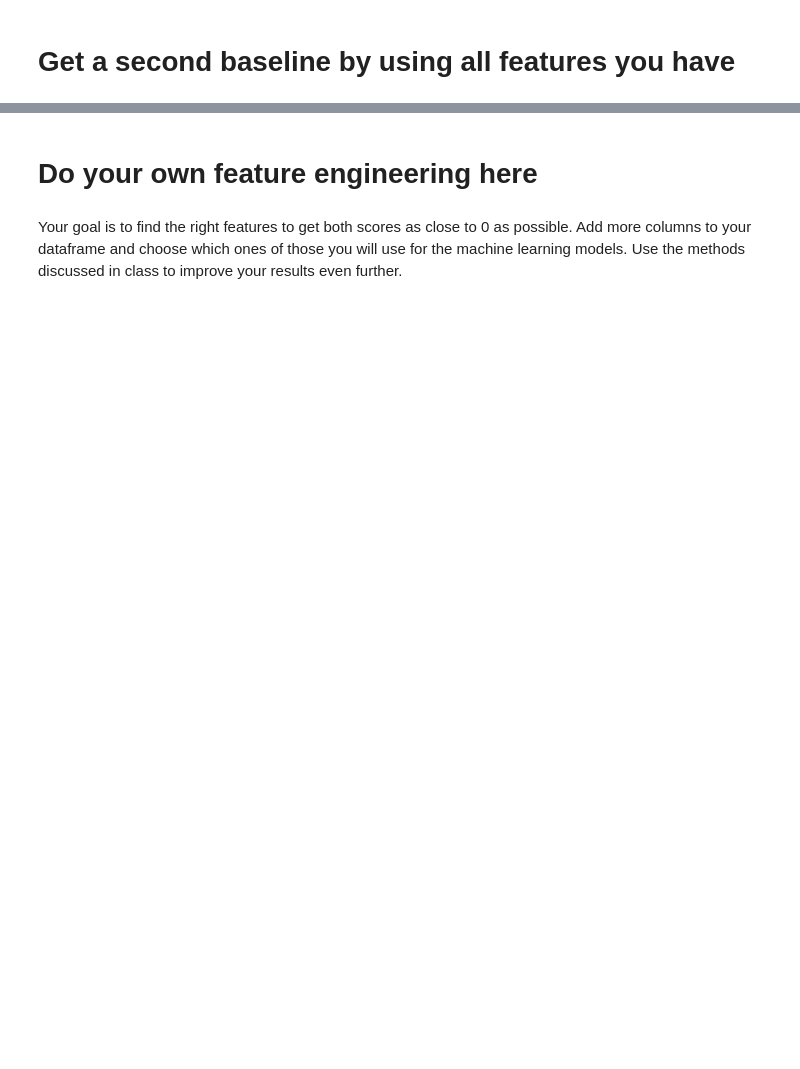
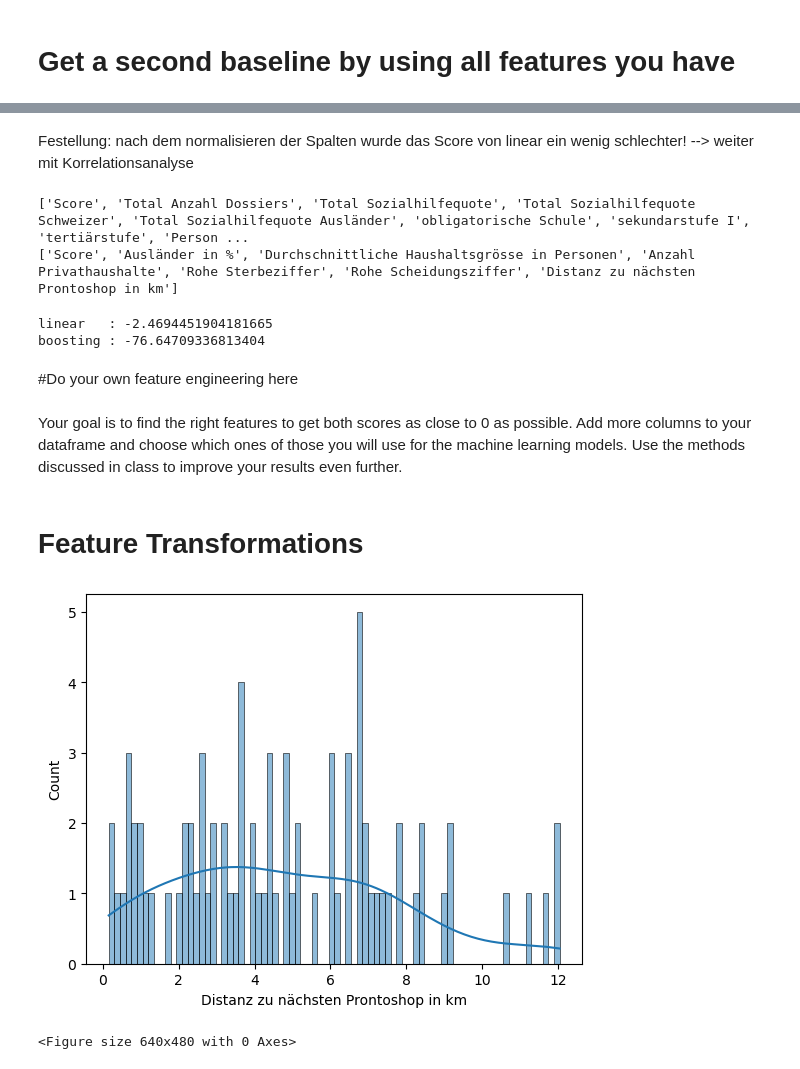
Before and after one commit to fabioryser/assignment_2_dawr, a Jupyter notebook: assignment2_template.ipynb, the cells around one changed output, grey strips where cells are left out. Saved outputs shown, nothing was run; the diff lists cells and outputs as text; code cells hidden in the pictures; blank space fills up the shorter version.

```diff
--- a/assignment2_template.ipynb
+++ b/assignment2_template.ipynb
@@ -138,0 +146,39 @@ boosting : -929.6503901359321
+# %%
+# this assumes we have a dataframe with a column named Score and all other columns are features.
+# You might have to change this code if your dataframe looks different.
+
+df2 = pd.read_csv('asn2.csv', index_col=0, header=0, sep=',', encoding='utf-8')
+# mach Gemeinde zu Index
+df2 = df2.set_index('Gemeindename')
+df2['Score'] = ranking['Score']
+
+df2 = df2.drop(columns=['Ortschaftsname'])
+df2 = df2.drop(columns=['Total Verunfallte Personen'])
+df2 = df2.drop(columns=['Total Anzahl Unfälle 2021'])
+df2 = df2.drop(columns=['Total Anzahl Personen Sozialhilfe'])
+# lies ans2_2.csv in ein dataframe ein und füge 'Leerwohnungsziffer' dem df2 hinzu
+df3 = pd.read_csv('asn2_2.csv', index_col=0, header=0, sep=',', encoding='utf-8')
+# mach in df2 eine neue Spalte 'Leerwohnungsziffer' und füge die Werte aus df3 hinzu
+df2['Leerwohnungs-ziffer'] = df3['Leerwohnungs-ziffer']
+
+df2['Rohe Sterbeziffer'] = df3['Rohe Sterbeziffer']
+df2['Ausländer in %'] = df3['Ausländer in %']
+df2['Durchschnittliche Haushaltsgrösse in Personen'] = df3['Durchschnittliche Haushaltsgrösse in Personen']
+df2['Anzahl Privathaushalte'] = df3['Anzahl Privathaushalte']
+df2['Rohe Sterbeziffer'] = df3['Rohe Sterbeziffer']
+df2['Rohe Scheidungsziffer'] = df3['Rohe Scheidungsziffer']
+df2['0-19 Jahre'] = df3['0-19 Jahre']
+df2['20-64 Jahre'] = df3['20-64 Jahre']
+df2['65 Jahre und mehr'] = df3['65 Jahre und mehr']
+df2 = df2.drop(columns=['Alter 0-17'])
+df2 = df2.drop(columns=['Alter 18-64'])
+df2 = df2.drop(columns=['Alter 65+'])
+
+df2.to_csv('allfeatures.csv', sep=',', encoding='utf-8')
+
+
+linear, boost = runScoringSimple(df2, 'Score')
+print(f'linear   : {linear}')
+print(f'boosting : {boost}')
+
+df2
@@ -139,4 +323,23 @@ boosting : -929.6503901359321
+# %% [markdown]
+Festellung: nach dem normalisieren der Spalten wurde das Score von linear ein wenig schlechter! --> weiter mit Korrelationsanalyse
+# %%
+features_df2 = df2.columns.tolist()
+print(features_df2)
+df4 = df2[['Score','Ausländer in %', 'Durchschnittliche Haushaltsgrösse in Personen', 'Anzahl Privathaushalte', 'Rohe Sterbeziffer', 'Rohe Scheidungsziffer','Distanz zu nächsten Prontoshop in km']]
+# mache liste aus Columnnamen
+features_df4 = df4.columns.tolist()
+print(features_df4)
+# %% [output]
+['Score', 'Total Anzahl Dossiers', 'Total Sozialhilfequote', 'Total Sozialhilfequote Schweizer', 'Total Sozialhilfequote Ausländer', 'obligatorische Schule', 'sekundarstufe I', 'tertiärstufe', 'Person ...
+['Score', 'Ausländer in %', 'Durchschnittliche Haushaltsgrösse in Personen', 'Anzahl Privathaushalte', 'Rohe Sterbeziffer', 'Rohe Scheidungsziffer', 'Distanz zu nächsten Prontoshop in km']
+# %%
+linear, boost = runScoringSimple(df4, 'Score')
+print(f'linear   : {linear}')
+print(f'boosting : {boost}')
+# %% [output]
+linear   : -2.4694451904181665
+boosting : -76.64709336813404
 # %% [markdown]
-# Do your own feature engineering here
+#Do your own feature engineering here
 # %% [markdown]
 Your goal is to find the right features to get both scores as close to 0 as possible. Add more columns to your dataframe and choose which ones of those you will use for the machine learning models. Use the methods discussed in class to improve your results even further.
@@ -144,0 +346,8 @@ Your goal is to find the right features to get both scores as close to 0 as poss
+# %% [markdown]
+# Feature Transformations
+# %%
+sns.histplot(df2['Distanz zu nächsten Prontoshop in km'], bins=80, kde=True);
+fig = plt.figure()
+# %% [output]
+[figure, added]
+<Figure size 640x480 with 0 Axes>
```
Also changed, not shown: parts of 29 cells of this notebook, 1 other file.
